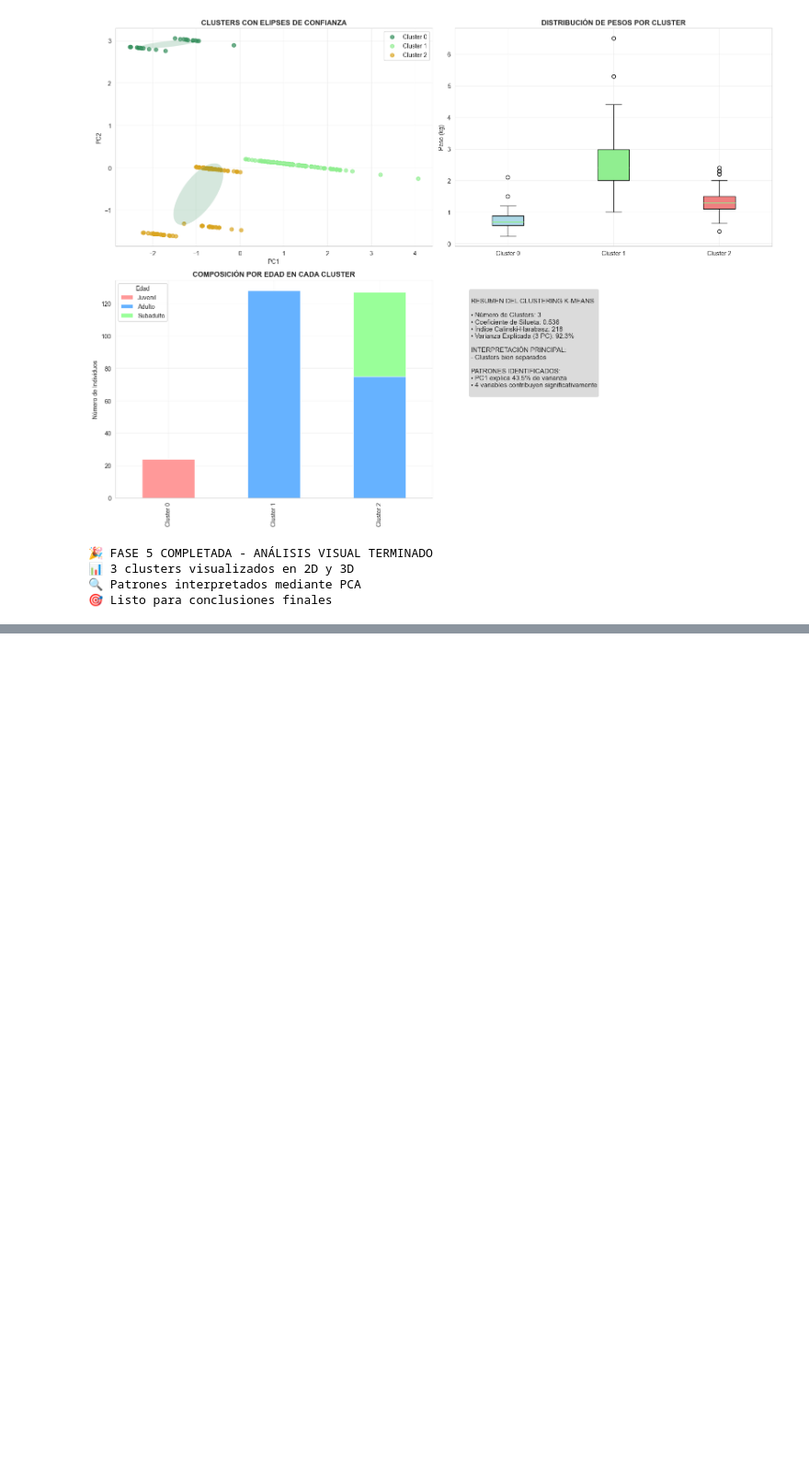
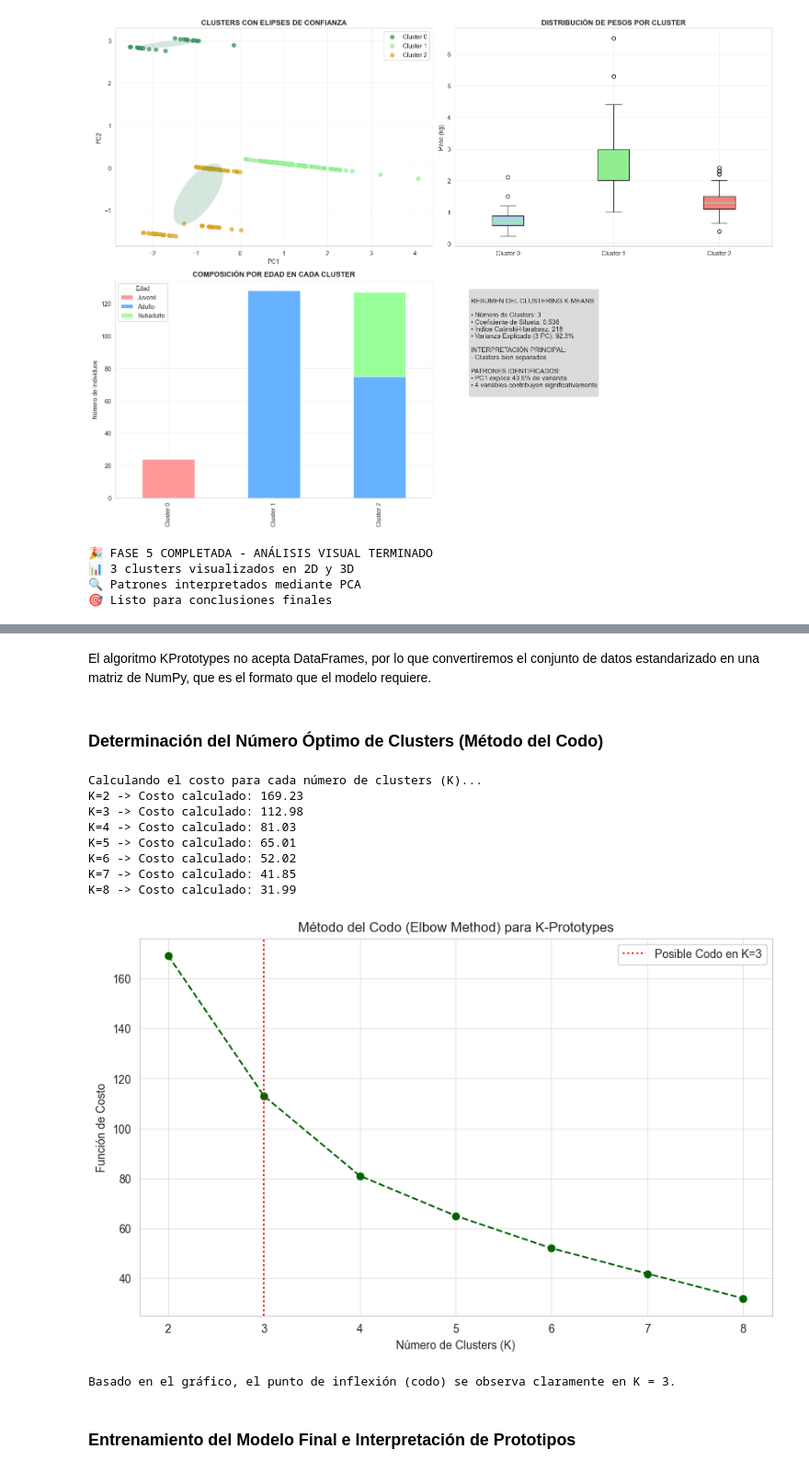
Before and after one commit to Marbinseca/Iguanas, a Jupyter notebook: especies.ipynb, the cells around one changed output, grey strips where cells are left out. Shown at 92% size. Saved outputs shown, nothing was run; the diff lists cells and outputs as text; code cells hidden in the pictures; blank space fills up the shorter version.

Commit message:
feat: añade clustering K-Prototypes para validación y actualiza la documentación del proyecto.

```diff
--- a/especies.ipynb
+++ b/especies.ipynb
@@ -2778,0 +2648,16 @@ La verdadera magia no está en los algoritmos, sino en lo que nos revelan sobre
+# %%
+# 1. Seleccionar las columnas de interés
+data_kproto = df[['Peso_Kg', 'Sexo', 'Edad']].copy()
+
+# 2. Convertir las columnas categóricas a tipo 'object' (string) para asegurar que K-Prototypes las trate correctamente
+data_kproto['Sexo'] = data_kproto['Sexo'].astype(object)
+data_kproto['Edad'] = data_kproto['Edad'].astype(object)
+
+# 3. Revisar y eliminar posibles filas con valores nulos (NaN)
+print(f"\nFilas antes de la limpieza de Nulos: {data_kproto.shape[0]}")
+data_kproto.dropna(inplace=True)
+print(f"Filas después de la limpieza de Nulos: {data_kproto.shape[0]}")
+
+# Mostrar las primeras filas del conjunto final para el modelo
+print("\nPrimeras 5 filas de la data lista para K-Prototypes:")
+print(data_kproto.head())
@@ -2778,0 +2708,54 @@ La verdadera magia no está en los algoritmos, sino en lo que nos revelan sobre
+# %% [markdown]
+El algoritmo KPrototypes no acepta DataFrames, por lo que convertiremos el conjunto de datos estandarizado en una matriz de NumPy, que es el formato que el modelo requiere.
+# %% [markdown]
+### Determinación del Número Óptimo de Clusters (Método del Codo)
+# %%
+# Definir el rango de K a evaluar (de 2 a 8 clusters)
+K_range = range(2, 9)
+costo = []
+
+# Iterar sobre el rango de K y calcular el costo
+print("Calculando el costo para cada número de clusters (K)...")
+
+for k in K_range:
+    # Usamos init='Cao' que es recomendado para K-Prototypes
+    # El parámetro categorical=[1, 2] indica la posición de las columnas Sexo y Edad
+    kproto = KPrototypes(n_clusters=k,
+                         init='Cao',
+                         n_init=10,
+                         max_iter=20,
+                         verbose=0,
+                         random_state=42)
+
+    kproto.fit(X_kproto, categorical=[1, 2])
+    costo.append(kproto.cost_)
+    print(f"K={k} -> Costo calculado: {kproto.cost_:.2f}")
+
+# Visualizar el Método del Codo
+plt.figure(figsize=(10, 6))
+plt.plot(K_range, costo, marker='o', linestyle='--', color='darkgreen')
+plt.title('Método del Codo (Elbow Method) para K-Prototypes')
+plt.xlabel('Número de Clusters (K)')
+plt.ylabel('Función de Costo')
+plt.xticks(K_range)
+plt.axvline(x=3, color='r', linestyle=':', label='Posible Codo en K=3')
+plt.legend()
+plt.grid(True, alpha=0.5)
+plt.show()
+
+# Establecer K óptimo
+K_optimo = 3
+print(f"\nBasado en el gráfico, el punto de inflexión (codo) se observa claramente en K = {K_optimo}.")
+# %% [output]
+Calculando el costo para cada número de clusters (K)...
+K=2 -> Costo calculado: 169.23
+K=3 -> Costo calculado: 112.98
+K=4 -> Costo calculado: 81.03
+K=5 -> Costo calculado: 65.01
+K=6 -> Costo calculado: 52.02
+K=7 -> Costo calculado: 41.85
+K=8 -> Costo calculado: 31.99
+[figure, added]
+Basado en el gráfico, el punto de inflexión (codo) se observa claramente en K = 3.
+# %% [markdown]
+### Entrenamiento del Modelo Final e Interpretación de Prototipos
```
Also changed, not shown: parts of 20 cells of this notebook, 1 other file.
